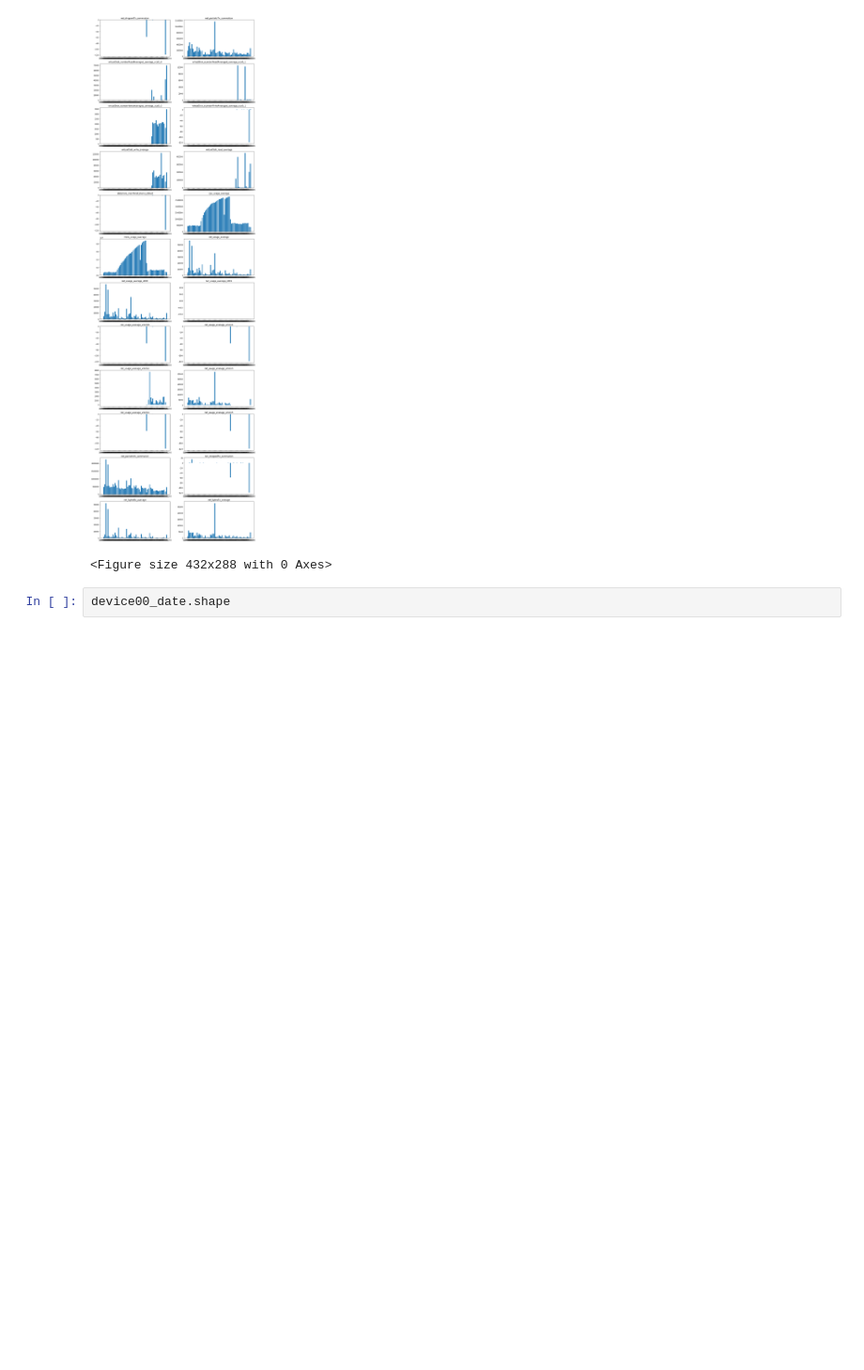
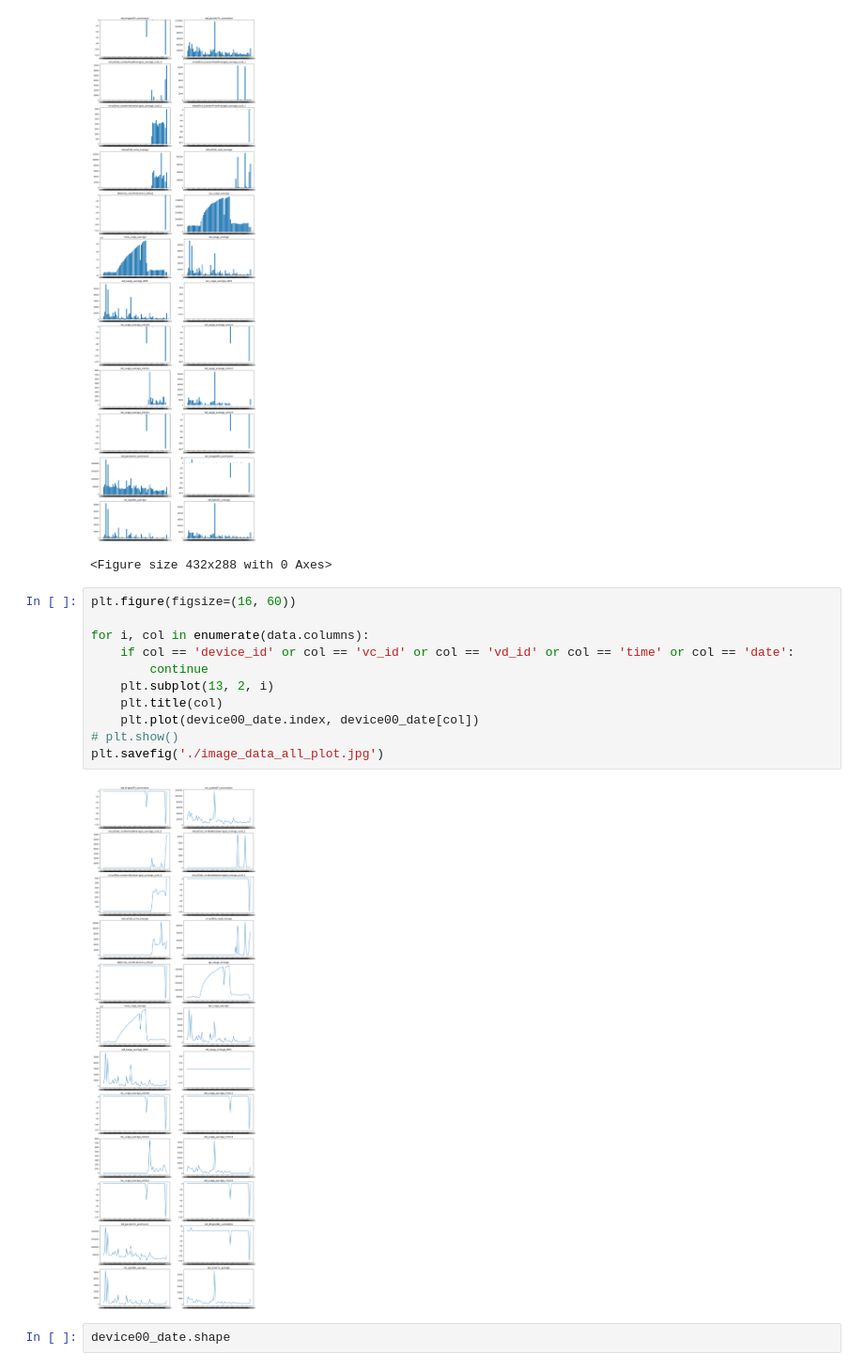
Before and after one commit to zenoyang/MachineLearning, a Jupyter notebook: GraduationProject/DetailTableAnalysis.ipynb, the cells around one changed output. Shown at 94% size. Saved outputs shown, nothing was run; the diff lists cells and outputs as text; blank space fills up the shorter version.

```diff
--- a/GraduationProject/DetailTableAnalysis.ipynb
+++ b/GraduationProject/DetailTableAnalysis.ipynb
@@ -350,6 +350,19 @@ plt.savefig('./image_data_all.jpg')
 # %% [output]
 [figure]
 <Figure size 432x288 with 0 Axes>
+# %%
+plt.figure(figsize=(16, 60))
+
+for i, col in enumerate(data.columns):
+    if col == 'device_id' or col == 'vc_id' or col == 'vd_id' or col == 'time' or col == 'date':
+        continue
+    plt.subplot(13, 2, i)
+    plt.title(col)
+    plt.plot(device00_date.index, device00_date[col])
+# plt.show()
+plt.savefig('./image_data_all_plot.jpg')
+# %% [output]
+[figure, added]
 # %%
 device00_date.shape
 # %% [output]
```
Also changed, not shown: 8 other files.
